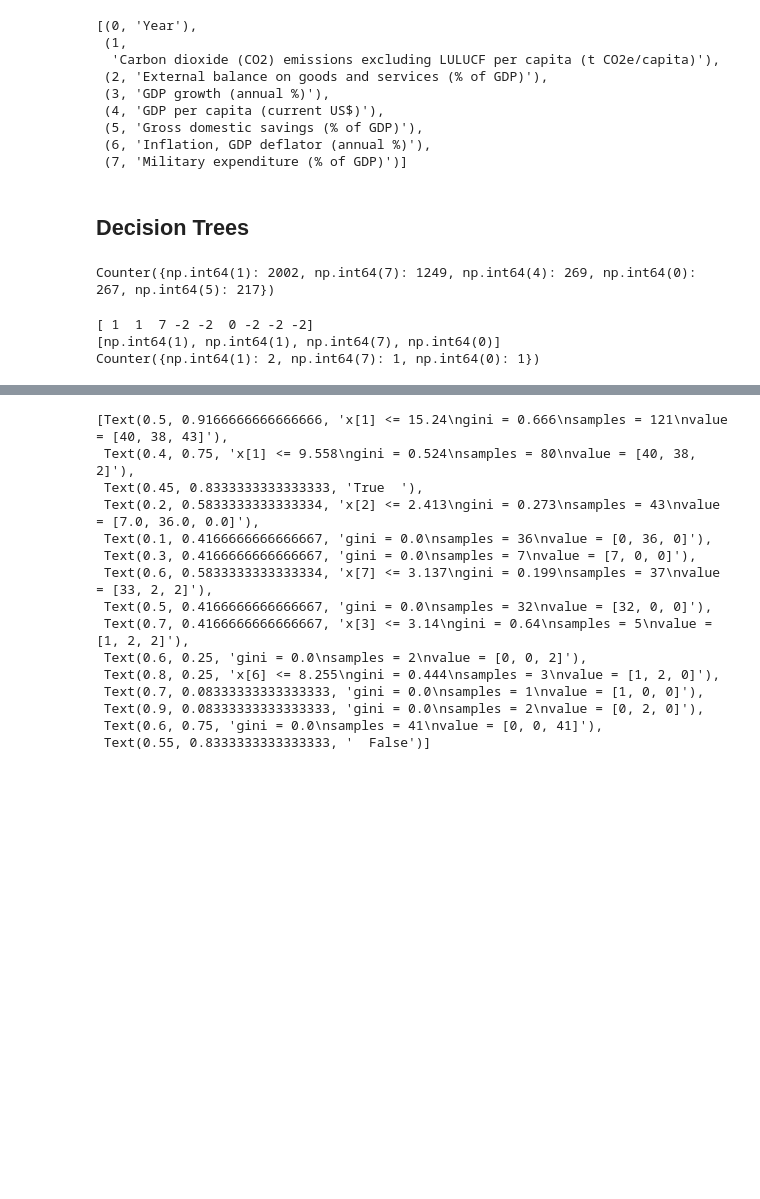
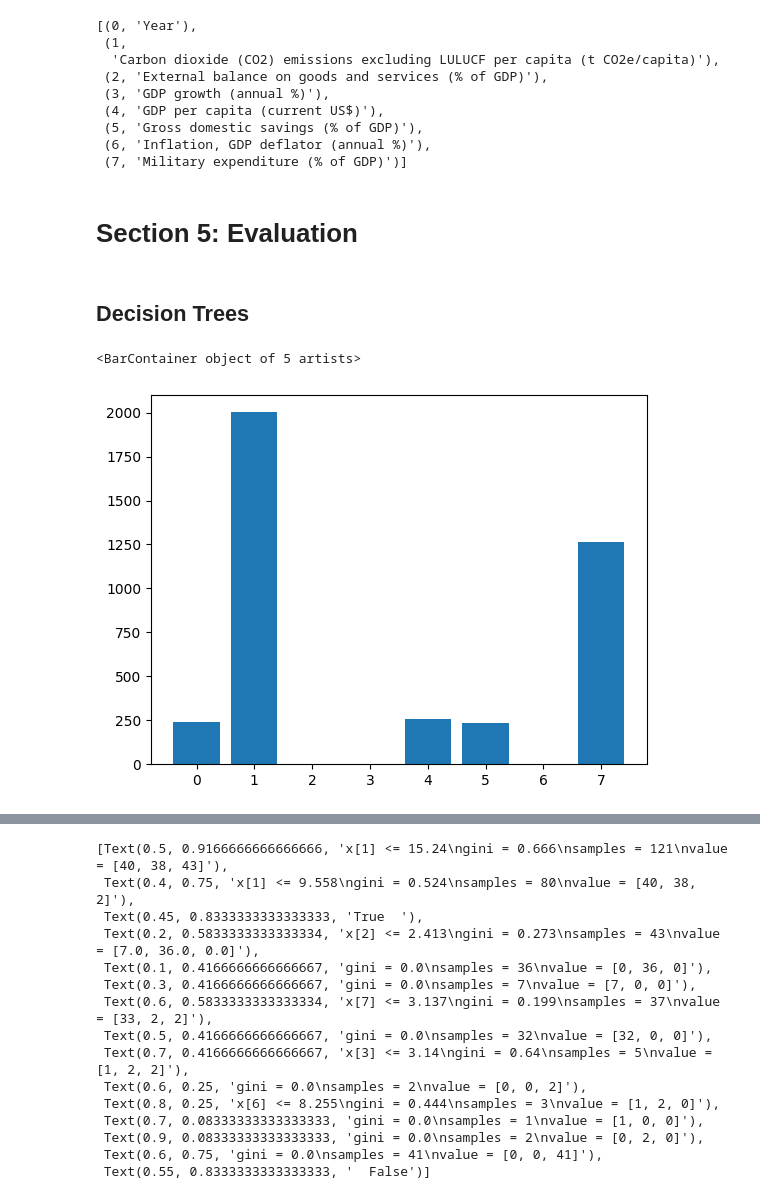
Before and after one commit to maxtschochner/World_Bank_Open_Data_Exploration, a Jupyter notebook: Analysis.ipynb, the cells around one changed output, grey strips where cells are left out. Cells and saved outputs as stored; diff of their text form; code cells hidden in the pictures; blank space fills up the shorter version.

Commit message:
added to analysis to get explicit plots for the answers

```diff
--- a/Analysis.ipynb
+++ b/Analysis.ipynb
@@ -696,37 +713,31 @@ list(enumerate(list(X.columns)))
  (5, 'Gross domestic savings (% of GDP)'),
  (6, 'Inflation, GDP deflator (annual %)'),
  (7, 'Military expenditure (% of GDP)')]
+# %% [markdown]
+# Section 5: Evaluation
 # %% [markdown]
 ## Decision Trees
 # %%
 feature_statistic = []
 
 for i in range(1001):
 
     X_train, X_test, y_train, y_test = train_test_split(X, y, random_state=8)
     country_classifier_model = DecisionTreeClassifier(max_depth=10)
     country_classifier_model.fit(X_train, y_train)
     # plot_tree(country_classifier_model)
 
     features_in_tree_list = (country_classifier_model.tree_.feature)
     features_in_tree_filtered_list = [int(f) for f in features_in_tree_list if f>-2]
 
     feature_statistic = feature_statistic + features_in_tree_filtered_list
 
-print(Counter(feature_statistic))
+feature_statistic = dict(Counter(feature_statistic))
+
+fig, ax = plt.subplots(1, 1)
+x = list(feature_statistic.keys())
+y = list(feature_statistic.values())
+ax.bar(x, y)
 # %% [output]
-Counter({np.int64(1): 2002, np.int64(7): 1249, np.int64(4): 269, np.int64(0): 267, np.int64(5): 217})
+<BarContainer object of 5 artists>
+[figure, added]
-# %%
-
-
-features_in_tree_list = (country_classifier_model.tree_.feature)
-features_in_tree_filtered_list = [f for f in features_in_tree_list if f>-2]
-
-print(features_in_tree_list)
-print(features_in_tree_filtered_list)
-
-print(Counter(features_in_tree_filtered_list))
-# %% [output]
-[ 1  1  7 -2 -2  0 -2 -2 -2]
-[np.int64(1), np.int64(1), np.int64(7), np.int64(0)]
-Counter({np.int64(1): 2, np.int64(7): 1, np.int64(0): 1})
```
Also changed, not shown: parts of 11 cells of this notebook.
